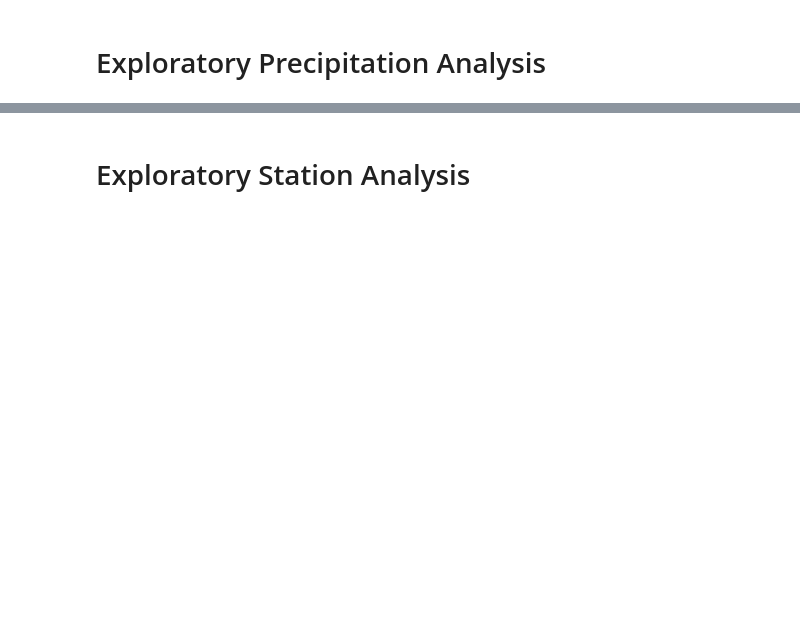
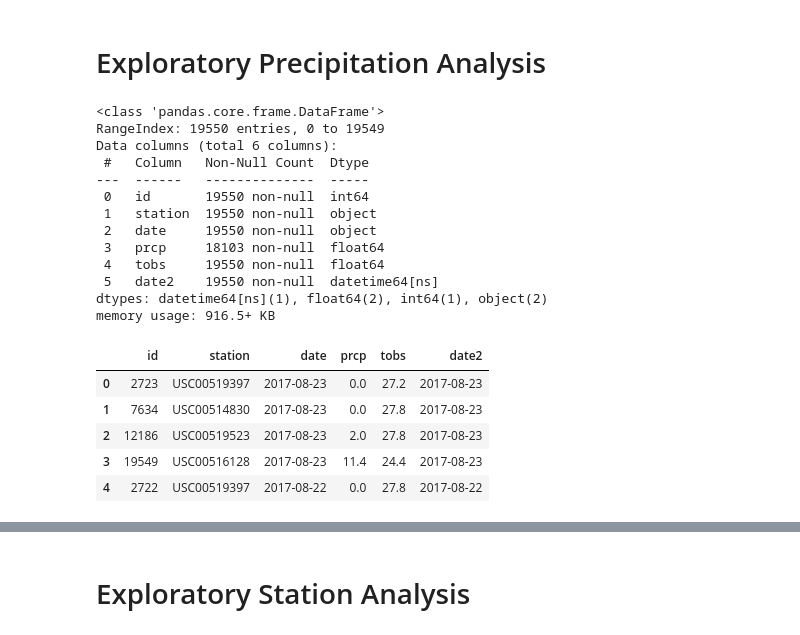
Before and after one commit to shwetajain1022/sqlalchemy-challenge, a Jupyter notebook: climate_starter.ipynb, the cells around one changed output, grey strips where cells are left out. Saved outputs shown, nothing was run; the diff lists cells and outputs as text; code cells hidden in the pictures; blank space fills up the shorter version.

```diff
--- a/climate_starter.ipynb
+++ b/climate_starter.ipynb
@@ -34,0 +86,26 @@ engine = create_engine("sqlite:///Resources/hawaii.sqlite")
+# %%
+#get the column details for measurement table and see what rows are present
+measurement_pd = pd.read_sql("SELECT * FROM measurement order by date desc", conn)
+measurement_pd['date2'] = pd.to_datetime(measurement_pd['date'])
+measurement_pd.info()
+measurement_pd.head()
+# %% [output]
+<class 'pandas.core.frame.DataFrame'>
+RangeIndex: 19550 entries, 0 to 19549
+Data columns (total 6 columns):
+ #   Column   Non-Null Count  Dtype
+---  ------   --------------  -----
+ 0   id       19550 non-null  int64
+ 1   station  19550 non-null  object
+ 2   date     19550 non-null  object
+ 3   prcp     18103 non-null  float64
+ 4   tobs     19550 non-null  float64
+ 5   date2    19550 non-null  datetime64[ns]
+dtypes: datetime64[ns](1), float64(2), int64(1), object(2)
+memory usage: 916.5+ KB
+|  | id | station | date | prcp | tobs | date2 |
+| 0 | 2723 | USC00519397 | 2017-08-23 | 0.0 | 27.2 | 2017-08-23 |
+| 1 | 7634 | USC00514830 | 2017-08-23 | 0.0 | 27.8 | 2017-08-23 |
+| 2 | 12186 | USC00519523 | 2017-08-23 | 2.0 | 27.8 | 2017-08-23 |
+| 3 | 19549 | USC00516128 | 2017-08-23 | 11.4 | 24.4 | 2017-08-23 |
+| 4 | 2722 | USC00519397 | 2017-08-22 | 0.0 | 27.8 | 2017-08-22 |
```
Also changed, not shown: parts of 21 cells of this notebook.
